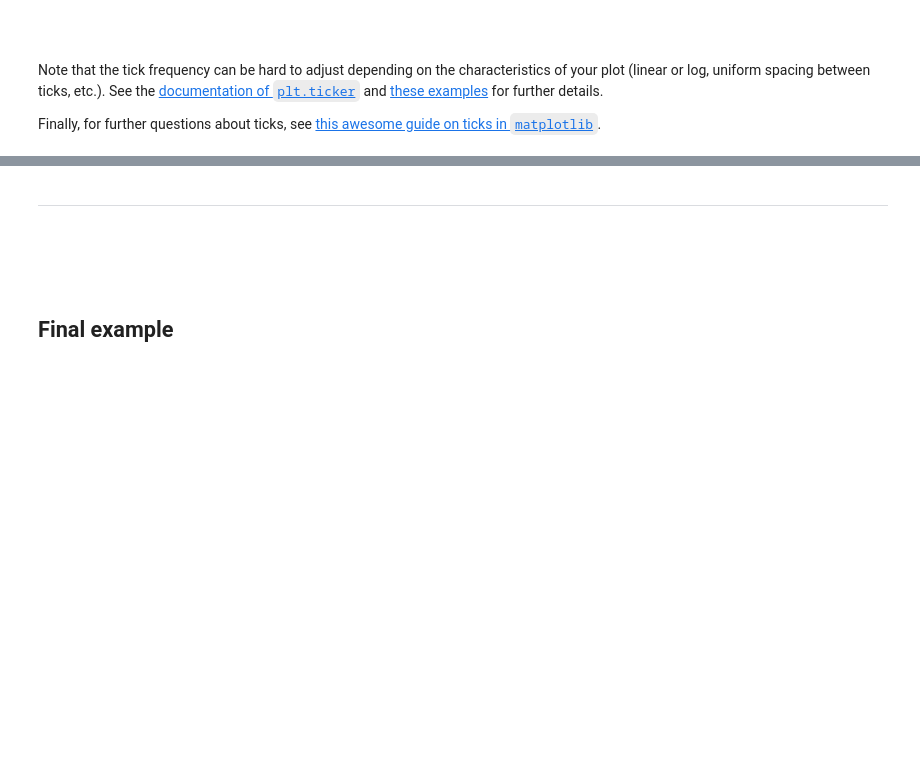
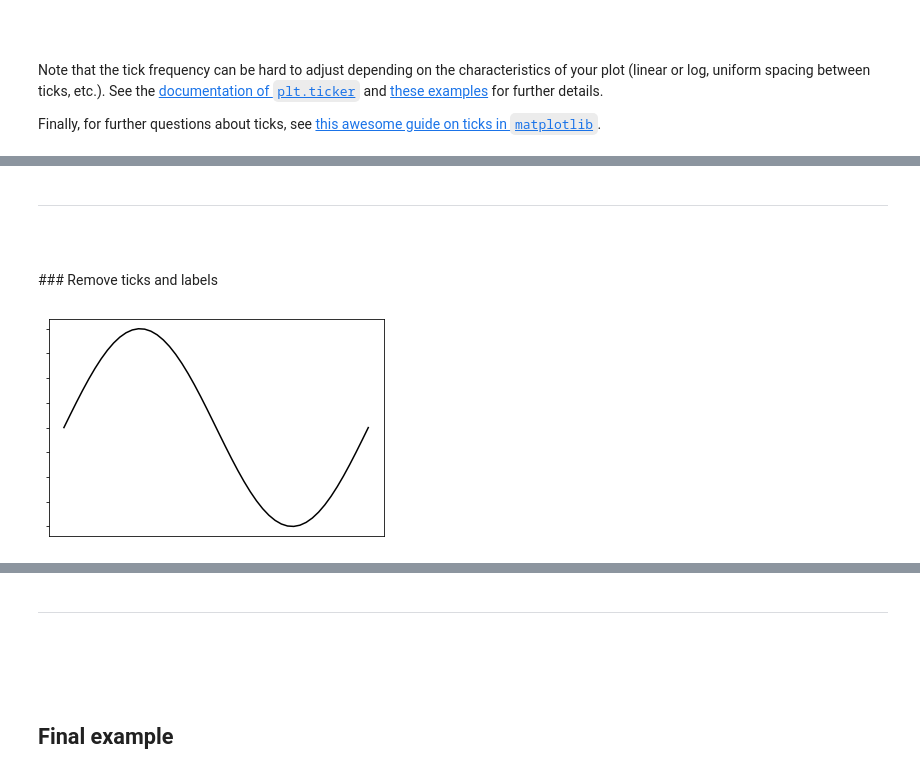
Before and after one commit to AlvaroGI/plt-cheatsheet, a Jupyter notebook: cheatsheet_plt.ipynb, the cells around one changed output, grey strips where cells are left out. Cells and saved outputs as stored; diff of their text form; code cells hidden in the pictures; blank space fills up the shorter version.

```diff
--- a/cheatsheet_plt.ipynb
+++ b/cheatsheet_plt.ipynb
@@ -517,0 +522,29 @@ Finally, for further questions about ticks, see [this awesome guide on ticks in
+# %% [markdown]
+---
+
+<br />
+&nbsp;
+
+### Remove ticks and labels
+# %%
+# Data
+x = np.linspace(0,2,50)
+y = np.sin(x*np.pi)
+
+# Create figure
+fig, ax = plt.subplots()
+
+# Plot
+plt.plot(x, y, color='black')
+
+# Remove tick labels (both axes)
+ax.set_xticklabels([])
+ax.set_yticklabels([])
+
+# Remove ticks (only x-axis)
+x_locator = ticker.FixedLocator([])
+ax.xaxis.set_major_locator(x_locator)
+
+plt.show()
+# %% [output]
+[figure, added]
```
Also changed, not shown: parts of 7 cells of this notebook, 2 other files.
